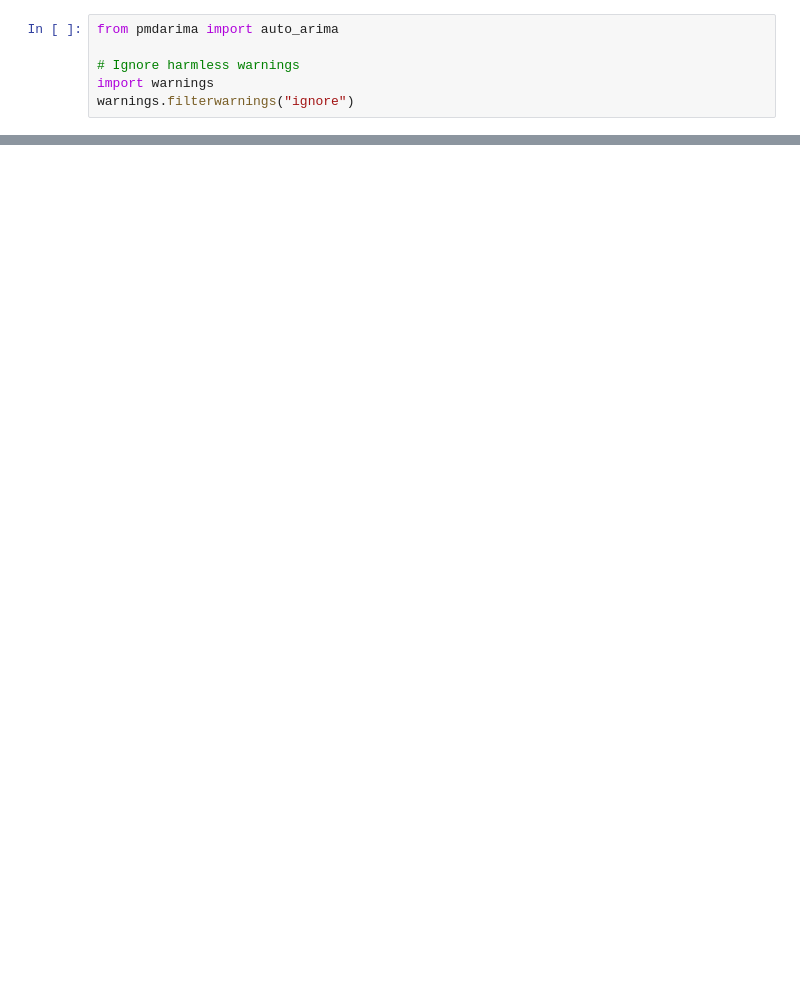
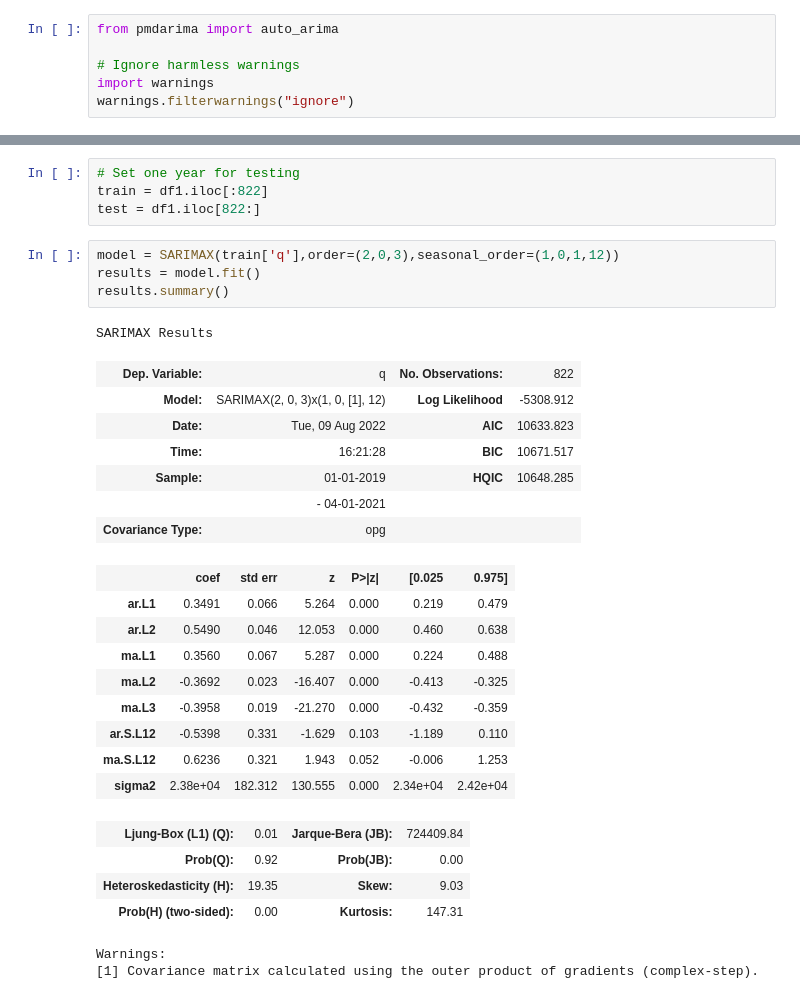
Before and after one commit to cocobyun/timeseries, a Jupyter notebook: Arima.ipynb, the cells around one changed output, grey strips where cells are left out. Cells and saved outputs as stored; diff of their text form; blank space fills up the shorter version.

```diff
--- a/Arima.ipynb
+++ b/Arima.ipynb
@@ -302,0 +67,32 @@ ax.set(xlabel=xlabel, ylabel=ylabel);
+# %%
+# Set one year for testing
+train = df1.iloc[:822]
+test = df1.iloc[822:]
+# %%
+model = SARIMAX(train['q'],order=(2,0,3),seasonal_order=(1,0,1,12))
+results = model.fit()
+results.summary()
+# %% [output]
+SARIMAX Results
+| Dep. Variable: | q | No. Observations: | 822 |
+| Model: | SARIMAX(2, 0, 3)x(1, 0, [1], 12) | Log Likelihood | -5308.912 |
+| Date: | Tue, 09 Aug 2022 | AIC | 10633.823 |
+| Time: | 16:21:28 | BIC | 10671.517 |
+| Sample: | 01-01-2019 | HQIC | 10648.285 |
+|  | - 04-01-2021 |  |  |
+| Covariance Type: | opg |  |  |
+|  | coef | std err | z | P>|z| | [0.025 | 0.975] |
+| ar.L1 | 0.3491 | 0.066 | 5.264 | 0.000 | 0.219 | 0.479 |
+| ar.L2 | 0.5490 | 0.046 | 12.053 | 0.000 | 0.460 | 0.638 |
+| ma.L1 | 0.3560 | 0.067 | 5.287 | 0.000 | 0.224 | 0.488 |
+| ma.L2 | -0.3692 | 0.023 | -16.407 | 0.000 | -0.413 | -0.325 |
+| ma.L3 | -0.3958 | 0.019 | -21.270 | 0.000 | -0.432 | -0.359 |
+| ar.S.L12 | -0.5398 | 0.331 | -1.629 | 0.103 | -1.189 | 0.110 |
+| ma.S.L12 | 0.6236 | 0.321 | 1.943 | 0.052 | -0.006 | 1.253 |
+| sigma2 | 2.38e+04 | 182.312 | 130.555 | 0.000 | 2.34e+04 | 2.42e+04 |
+| Ljung-Box (L1) (Q): | 0.01 | Jarque-Bera (JB): | 724409.84 |
+| Prob(Q): | 0.92 | Prob(JB): | 0.00 |
+| Heteroskedasticity (H): | 19.35 | Skew: | 9.03 |
+| Prob(H) (two-sided): | 0.00 | Kurtosis: | 147.31 |
+Warnings:
+[1] Covariance matrix calculated using the outer product of gradients (complex-step).
```
Also changed, not shown: parts of 40 cells of this notebook.
